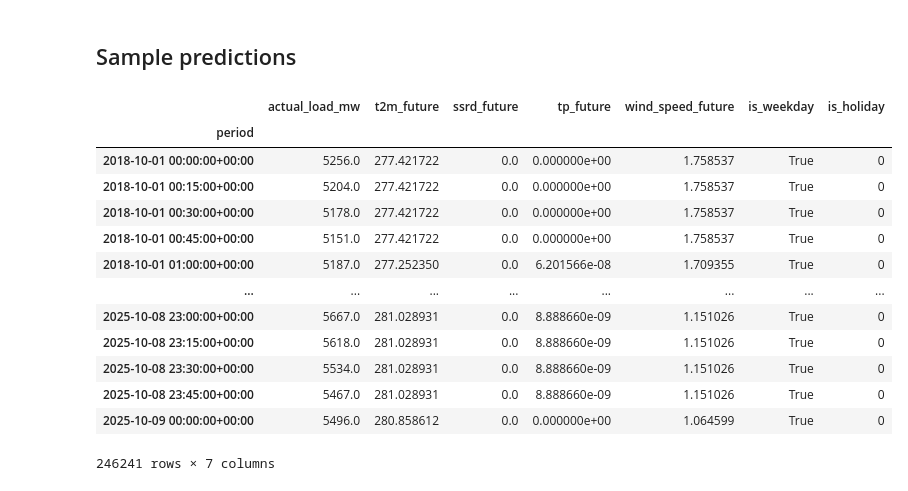
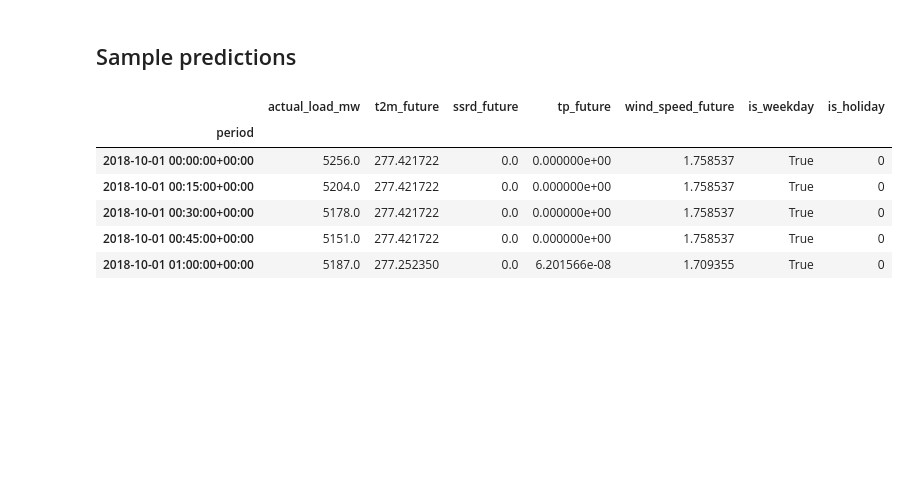
Before and after one commit to LucasHausi/probabilistic-load-forecast-project, a Jupyter notebook: notebooks/performance/model_comparison.ipynb, the cells around one changed output. Drawn from its saved outputs; the diff is of its cells as text; code cells hidden in the pictures; blank space fills up the shorter version.

```diff
--- a/notebooks/performance/model_comparison.ipynb
+++ b/notebooks/performance/model_comparison.ipynb
@@ -197,22 +202,15 @@ ax.legend(title="Model");
 # %%
 raw_data = pd.read_parquet(DATA_PATH /  "data_combined.parquet")
 
-raw_data
+raw_data.head()
 # %% [output]
 |  | actual_load_mw | t2m_future | ssrd_future | tp_future | wind_speed_future | is_weekday | is_holiday |
 | period |  |  |  |  |  |  |  |
 | 2018-10-01 00:00:00+00:00 | 5256.0 | 277.421722 | 0.0 | 0.000000e+00 | 1.758537 | True | 0 |
 | 2018-10-01 00:15:00+00:00 | 5204.0 | 277.421722 | 0.0 | 0.000000e+00 | 1.758537 | True | 0 |
 | 2018-10-01 00:30:00+00:00 | 5178.0 | 277.421722 | 0.0 | 0.000000e+00 | 1.758537 | True | 0 |
 | 2018-10-01 00:45:00+00:00 | 5151.0 | 277.421722 | 0.0 | 0.000000e+00 | 1.758537 | True | 0 |
 | 2018-10-01 01:00:00+00:00 | 5187.0 | 277.252350 | 0.0 | 6.201566e-08 | 1.709355 | True | 0 |
-| ... | ... | ... | ... | ... | ... | ... | ... |
-| 2025-10-08 23:00:00+00:00 | 5667.0 | 281.028931 | 0.0 | 8.888660e-09 | 1.151026 | True | 0 |
-| 2025-10-08 23:15:00+00:00 | 5618.0 | 281.028931 | 0.0 | 8.888660e-09 | 1.151026 | True | 0 |
-| 2025-10-08 23:30:00+00:00 | 5534.0 | 281.028931 | 0.0 | 8.888660e-09 | 1.151026 | True | 0 |
-| 2025-10-08 23:45:00+00:00 | 5467.0 | 281.028931 | 0.0 | 8.888660e-09 | 1.151026 | True | 0 |
-| 2025-10-09 00:00:00+00:00 | 5496.0 | 280.858612 | 0.0 | 0.000000e+00 | 1.064599 | True | 0 |
-246241 rows × 7 columns
 # %%
 sample_ranges = {
     "normal_winter_week": (
```
Also changed, not shown: parts of 14 cells of this notebook.
